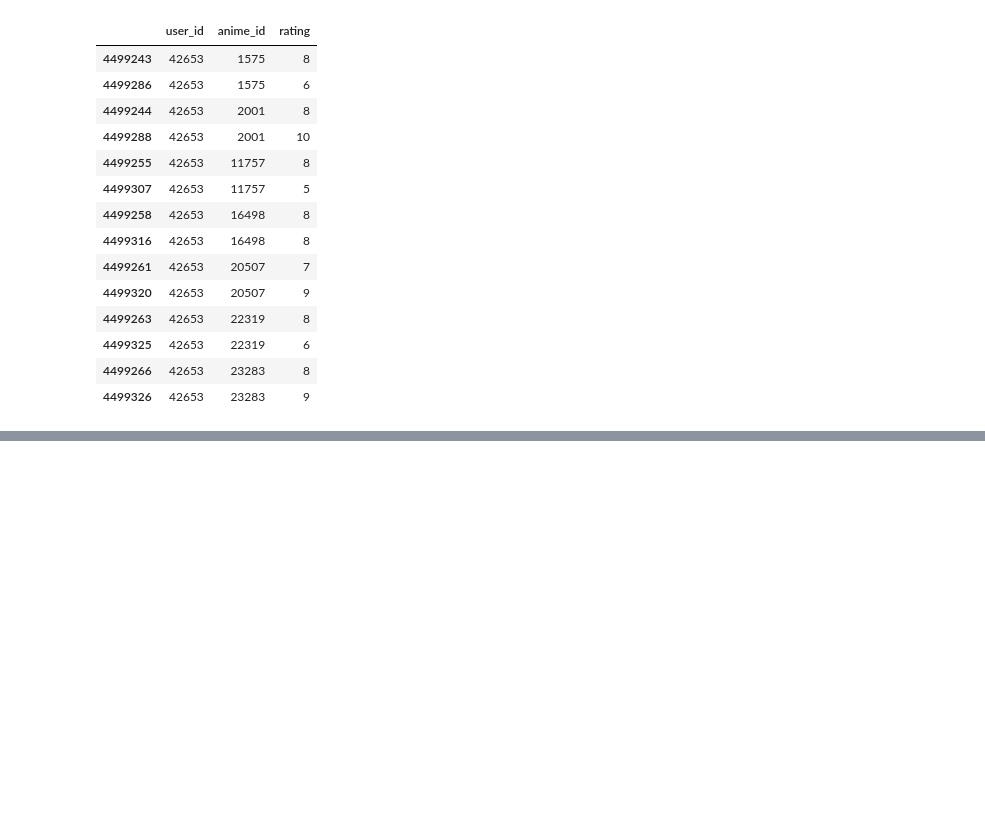
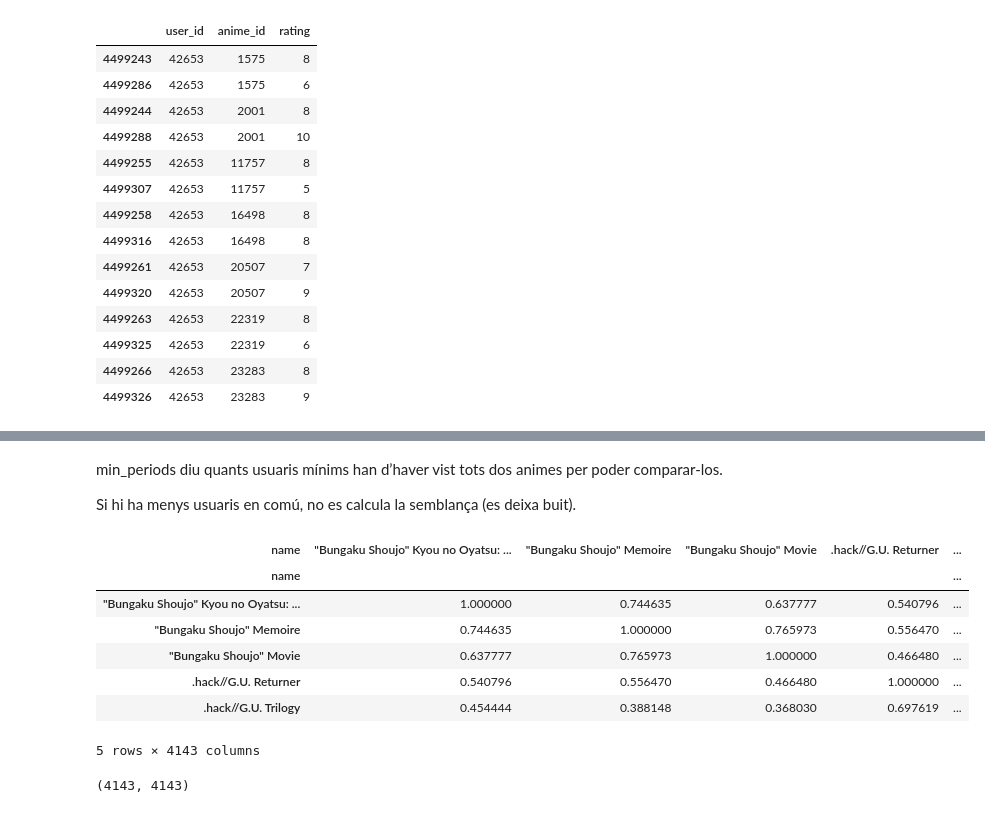
Before and after one commit to Devloy3/Ejercicio_Anime, a Jupyter notebook: recomendar_anime.ipynb, the cells around one changed output, grey strips where cells are left out. Drawn from its saved outputs; the diff is of its cells as text; code cells hidden in the pictures; blank space fills up the shorter version.

```diff
--- a/recomendar_anime.ipynb
+++ b/recomendar_anime.ipynb
@@ -140,0 +300,21 @@ ratings.head()
+# %%
+corrMatrix = userRatings.corr(method='pearson', min_periods=15)
+# %% [markdown]
+min_periods diu quants usuaris mínims han d’haver vist tots dos animes per poder comparar-los.
+
+Si hi ha menys usuaris en comú, no es calcula la semblança (es deixa buit).
+# %%
+corrMatrix.head()
+# %% [output]
+| name | "Bungaku Shoujo" Kyou no Oyatsu: ... | "Bungaku Shoujo" Memoire | "Bungaku Shoujo" Movie | .hack//G.U. Returner | ... |
+| name |  |  |  |  | ... |
+| "Bungaku Shoujo" Kyou no Oyatsu: ... | 1.000000 | 0.744635 | 0.637777 | 0.540796 | ... |
+| "Bungaku Shoujo" Memoire | 0.744635 | 1.000000 | 0.765973 | 0.556470 | ... |
+| "Bungaku Shoujo" Movie | 0.637777 | 0.765973 | 1.000000 | 0.466480 | ... |
+| .hack//G.U. Returner | 0.540796 | 0.556470 | 0.466480 | 1.000000 | ... |
+| .hack//G.U. Trilogy | 0.454444 | 0.388148 | 0.368030 | 0.697619 | ... |
+5 rows × 4143 columns
+# %%
+print(corrMatrix.shape)
+# %% [output]
+(4143, 4143)
```
Also changed, not shown: parts of 16 cells of this notebook.
